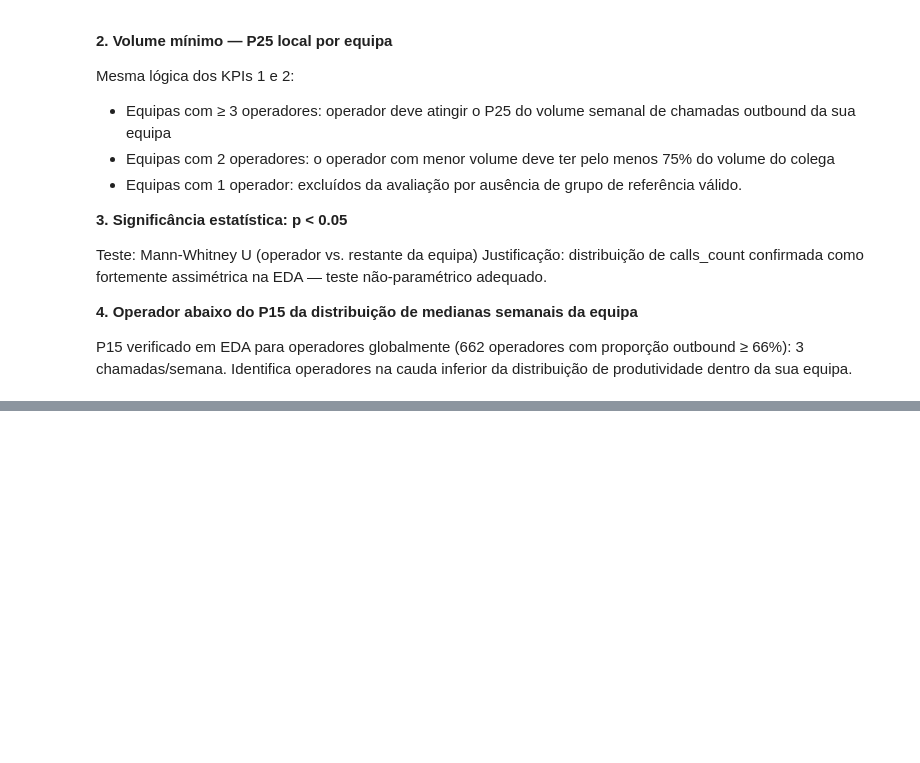
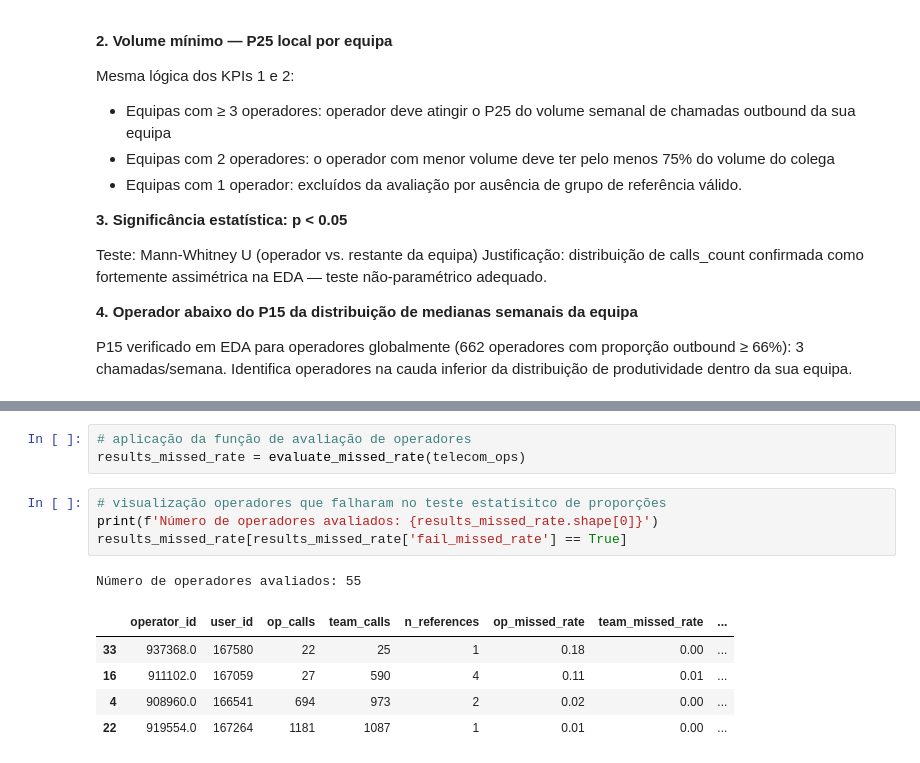
Before and after one commit to rodriguesbrian/tt14_call_me_maybe_project, a Jupyter notebook: notebook/analysis.ipynb, the cells around one changed output, grey strips where cells are left out. Cells and saved outputs as stored; diff of their text form; blank space fills up the shorter version.

```diff
--- a/notebook/analysis.ipynb
+++ b/notebook/analysis.ipynb
@@ -960,0 +1112,14 @@ P15 verificado em EDA para operadores globalmente (662 operadores com proporçã
+# %%
+# aplicação da função de avaliação de operadores
+results_missed_rate = evaluate_missed_rate(telecom_ops)
+# %%
+# visualização operadores que falharam no teste estatísitco de proporções
+print(f'Número de operadores avaliados: {results_missed_rate.shape[0]}')
+results_missed_rate[results_missed_rate['fail_missed_rate'] == True]
+# %% [output]
+Número de operadores avaliados: 55
+|  | operator_id | user_id | op_calls | team_calls | n_references | op_missed_rate | team_missed_rate | ... |
+| 33 | 937368.0 | 167580 | 22 | 25 | 1 | 0.18 | 0.00 | ... |
+| 16 | 911102.0 | 167059 | 27 | 590 | 4 | 0.11 | 0.01 | ... |
+| 4 | 908960.0 | 166541 | 694 | 973 | 2 | 0.02 | 0.00 | ... |
+| 22 | 919554.0 | 167264 | 1181 | 1087 | 1 | 0.01 | 0.00 | ... |
```
Also changed, not shown: parts of 21 cells of this notebook.
